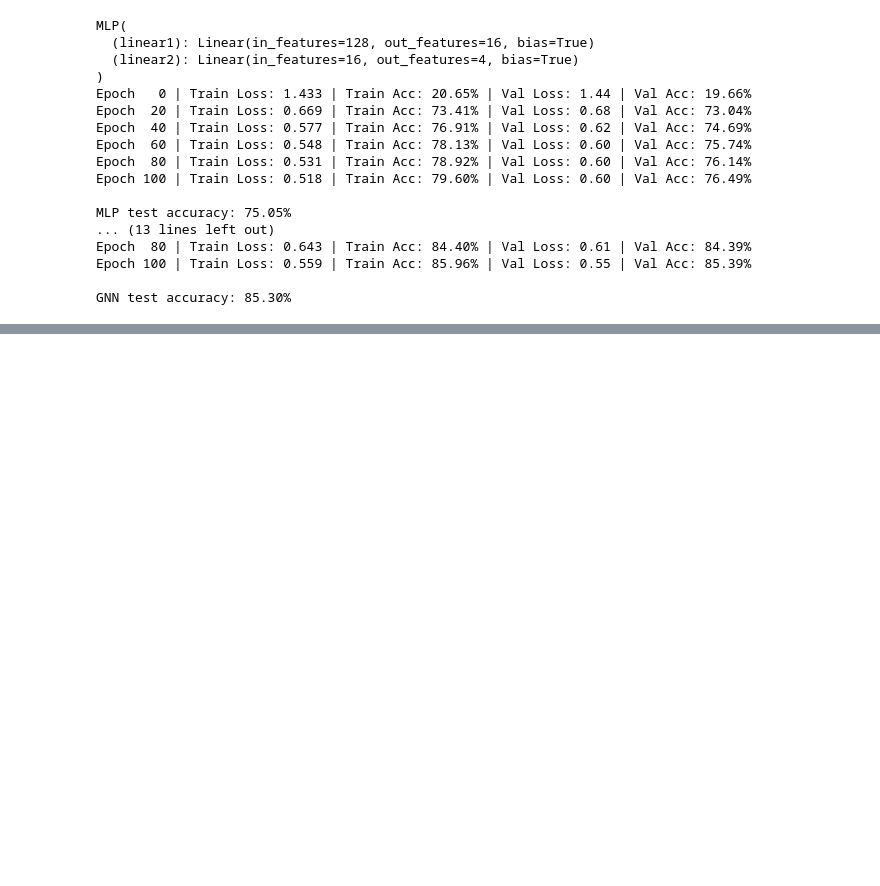
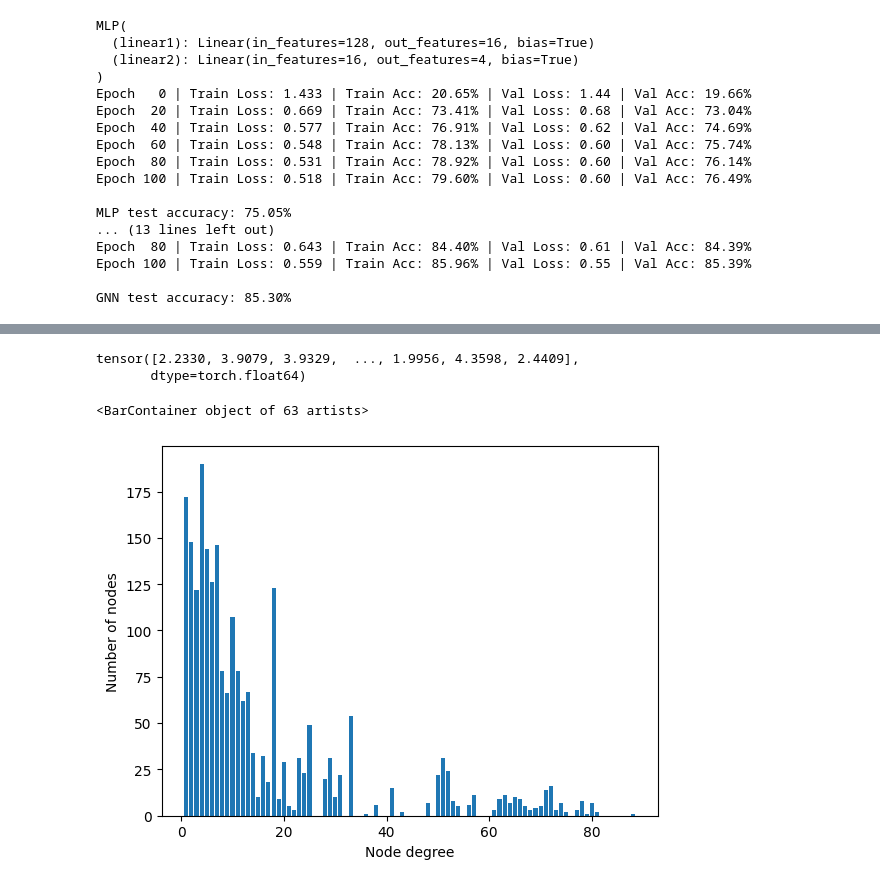
Before and after one commit to ishaanpaul98/Graph-Neural-Network, a Jupyter notebook: Learning/Hands On With GNNs/Part 2/Part_2.ipynb, the cells around one changed output, grey strips where cells are left out. Drawn from its saved outputs; the diff is of its cells as text; code cells hidden in the pictures; blank space fills up the shorter version.

```diff
--- a/Learning/Hands On With GNNs/Part 2/Part_2.ipynb
+++ b/Learning/Hands On With GNNs/Part 2/Part_2.ipynb
@@ -559,0 +742,21 @@ GNN test accuracy: 85.30%
+# %%
+from torch_geometric.datasets import WikipediaNetwork
+import torch_geometric.transforms as T
+
+dataset = WikipediaNetwork(root=".", name="chameleon", transform = T.RandomNodeSplit(num_val=200, num_test=500))
+data = dataset[0]
+
+# Print information about the dataset
+print(f'Dataset: {dataset}')
+print('-------------------')
+print(f'Number of graphs: {len(dataset)}')
+print(f'Number of nodes: {data.x.shape[0]}')
+print(f'Number of unique features: {dataset.num_features}')
+print(f'Number of classes: {dataset.num_classes}')
+
+# Print information about the graph
+print(f'\nGraph:')
+print('------')
+print(f'Edges are directed: {data.is_directed()}')
+print(f'Graph has isolated nodes: {data.has_isolated_nodes()}')
+print(f'Graph has loops: {data.has_self_loops()}')
@@ -559,0 +785,28 @@ GNN test accuracy: 85.30%
+# %%
+import pandas as pd
+
+df = pd.read_csv('wikipedia/chameleon/musae_chameleon_target.csv')
+values = np.log10(df['target'])
+data.y = torch.tensor(values)
+data.y
+# %% [output]
+tensor([2.2330, 3.9079, 3.9329,  ..., 1.9956, 4.3598, 2.4409],
+       dtype=torch.float64)
+# %%
+from torch_geometric.utils import degree
+from collections import Counter
+
+# Get list of degrees for each node
+degrees = degree(data.edge_index[0]).numpy()
+
+# Count the number of nodes for each degree
+numbers = Counter(degrees)
+
+# Bar plot
+fig, ax = plt.subplots()
+ax.set_xlabel('Node degree')
+ax.set_ylabel('Number of nodes')
+plt.bar(numbers.keys(), numbers.values())
+# %% [output]
+<BarContainer object of 63 artists>
+[figure, added]
```
Also changed, not shown: parts of 32 cells of this notebook, 1 other file.
